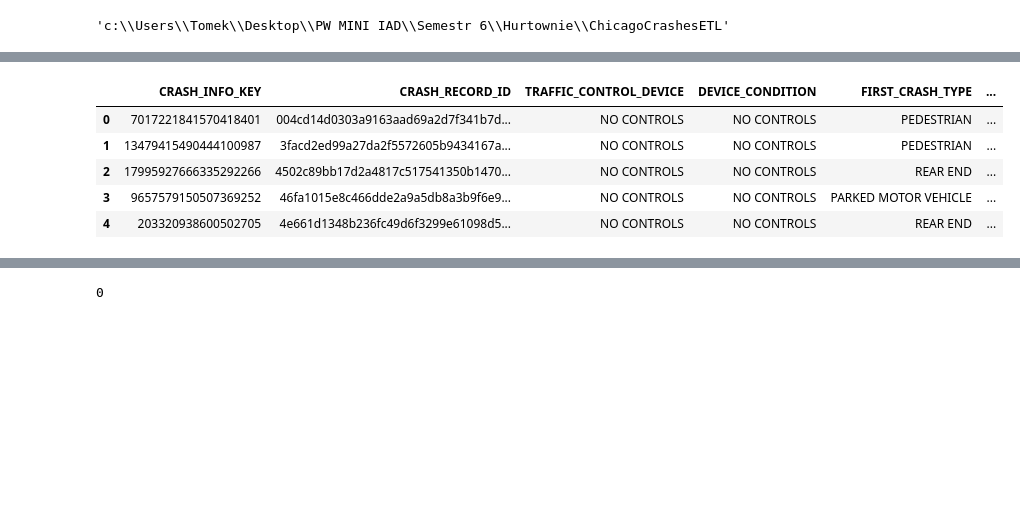
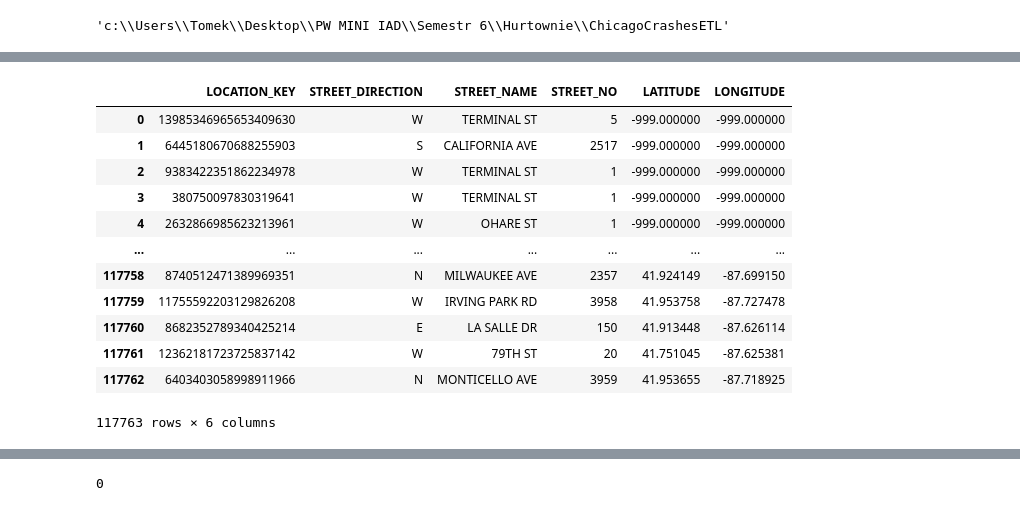
Before and after one commit to krukj/ChicagoCrashesETL, a Jupyter notebook: test.ipynb, the cells around one changed output, grey strips where cells are left out. Cells and saved outputs as stored; diff of their text form; code cells hidden in the pictures; blank space fills up the shorter version.

Commit message:
add dim_location xdd

```diff
--- a/test.ipynb
+++ b/test.ipynb
@@ -17,6 +17,7 @@ dim_crash_info = pd.read_pickle('./airflow-postgres-docker/data/tmp/transformed/
 fact_weather = pd.read_pickle('./airflow-postgres-docker/data/tmp/transformed/fact_weather.pkl')
 dim_people = pd.read_pickle('./airflow-postgres-docker/data/tmp/transformed/dim_people.pkl')
 dim_date = pd.read_pickle('./airflow-postgres-docker/data/tmp/transformed/dim_date.pkl')
+dim_location = pd.read_pickle('./airflow-postgres-docker/data/tmp/transformed/dim_location.pkl')
 # %%
 # crash_key_map = fact_crash.set_index("CRASH_RECORD_ID")["FACT_CRASH_KEY"]
 dim_people_cp = dim_people.copy()
@@ -45,10 +45,17 @@ fact_crash_expanded
 # %%
-dim_crash_info.head(5)
+dim_location
 # %% [output]
-|  | CRASH_INFO_KEY | CRASH_RECORD_ID | TRAFFIC_CONTROL_DEVICE | DEVICE_CONDITION | FIRST_CRASH_TYPE | ... |
-| 0 | 7017221841570418401 | 004cd14d0303a9163aad69a2d7f341b7d... | NO CONTROLS | NO CONTROLS | PEDESTRIAN | ... |
-| 1 | 13479415490444100987 | 3facd2ed99a27da2f5572605b9434167a... | NO CONTROLS | NO CONTROLS | PEDESTRIAN | ... |
-| 2 | 17995927666335292266 | 4502c89bb17d2a4817c517541350b1470... | NO CONTROLS | NO CONTROLS | REAR END | ... |
-| 3 | 9657579150507369252 | 46fa1015e8c466dde2a9a5db8a3b9f6e9... | NO CONTROLS | NO CONTROLS | PARKED MOTOR VEHICLE | ... |
-| 4 | 203320938600502705 | 4e661d1348b236fc49d6f3299e61098d5... | NO CONTROLS | NO CONTROLS | REAR END | ... |
+|  | LOCATION_KEY | STREET_DIRECTION | STREET_NAME | STREET_NO | LATITUDE | LONGITUDE |
+| 0 | 13985346965653409630 | W | TERMINAL ST | 5 | -999.000000 | -999.000000 |
+| 1 | 6445180670688255903 | S | CALIFORNIA AVE | 2517 | -999.000000 | -999.000000 |
+| 2 | 9383422351862234978 | W | TERMINAL ST | 1 | -999.000000 | -999.000000 |
+| 3 | 380750097830319641 | W | TERMINAL ST | 1 | -999.000000 | -999.000000 |
+| 4 | 2632866985623213961 | W | OHARE ST | 1 | -999.000000 | -999.000000 |
+| ... | ... | ... | ... | ... | ... | ... |
+| 117758 | 8740512471389969351 | N | MILWAUKEE AVE | 2357 | 41.924149 | -87.699150 |
+| 117759 | 11755592203129826208 | W | IRVING PARK RD | 3958 | 41.953758 | -87.727478 |
+| 117760 | 8682352789340425214 | E | LA SALLE DR | 150 | 41.913448 | -87.626114 |
+| 117761 | 12362181723725837142 | W | 79TH ST | 20 | 41.751045 | -87.625381 |
+| 117762 | 6403403058998911966 | N | MONTICELLO AVE | 3959 | 41.953655 | -87.718925 |
+117763 rows × 6 columns
 # %%
```
Also changed, not shown: parts of 3 cells of this notebook, 5 other files.
